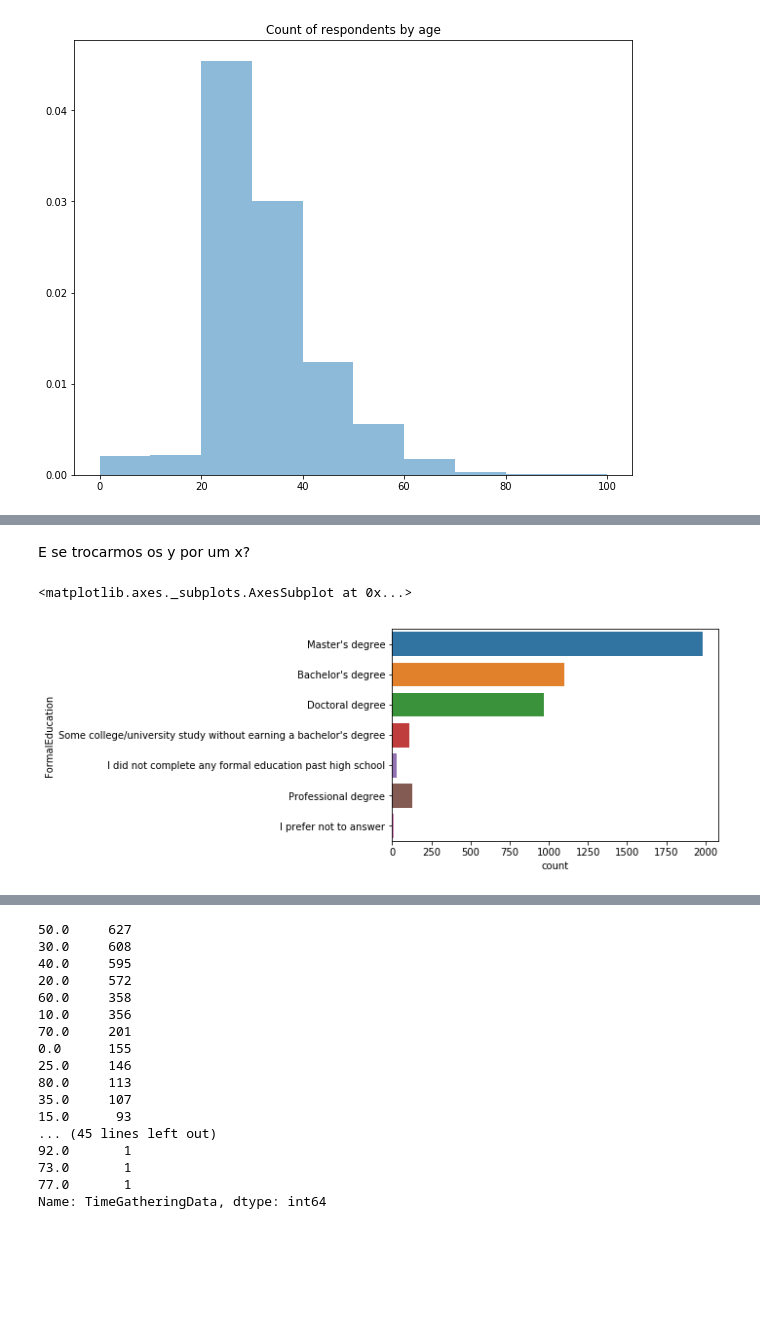
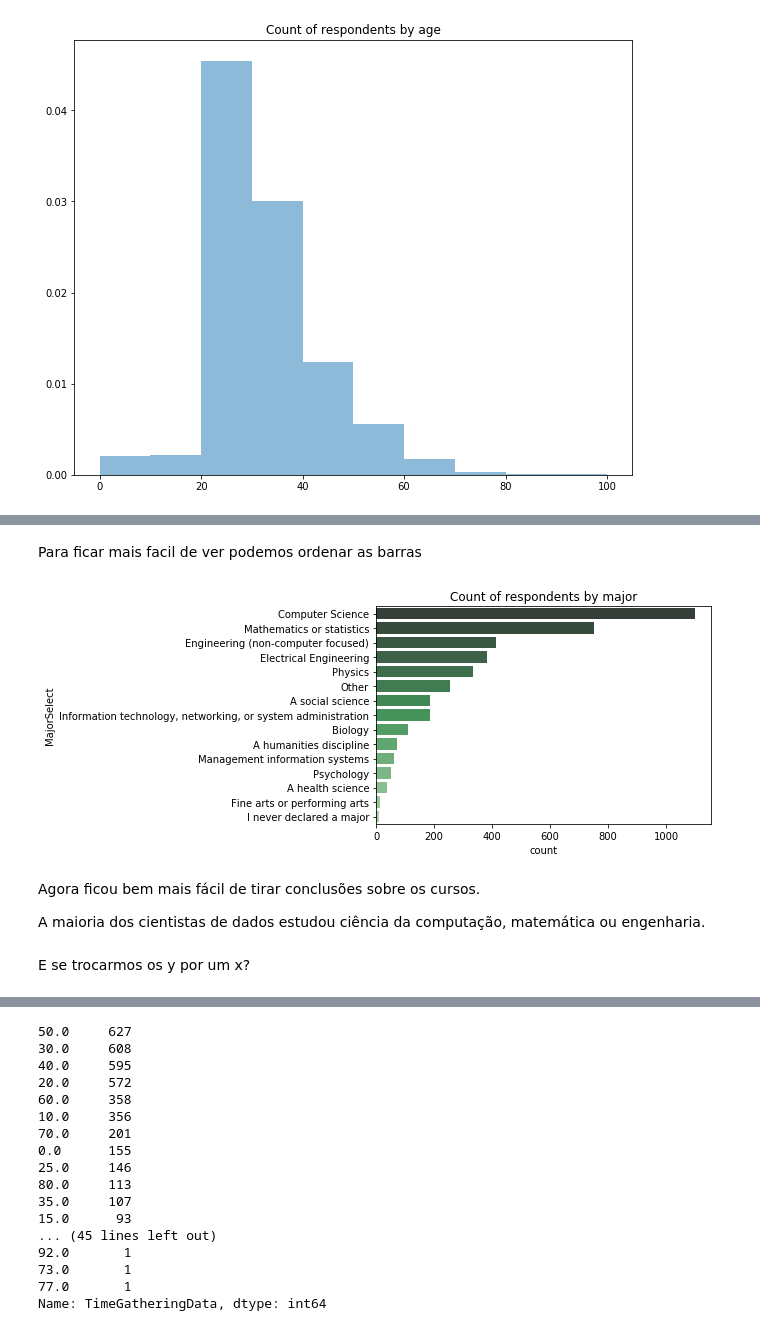
Before and after one commit to bahbbc/presentations, a Jupyter notebook: classes/data-visualization/DataVisualization.ipynb, the cells around one changed output, grey strips where cells are left out. Cells and saved outputs as stored; diff of their text form; code cells hidden in the pictures; blank space fills up the shorter version.

```diff
--- a/classes/data-visualization/DataVisualization.ipynb
+++ b/classes/data-visualization/DataVisualization.ipynb
@@ -76,7 +93,13 @@ sns.countplot(y="MajorSelect", data=df, palette="Greens_d")
+# %% [markdown]
+Para ficar mais facil de ver podemos ordenar as barras
+# %%
+_ = sns.countplot(y="MajorSelect", data=df, palette="Greens_d", order=df['MajorSelect'].value_counts().index) \
+.set_title("Count of respondents by major")
+# %% [output]
+[figure, added]
+# %% [markdown]
+Agora ficou bem mais fácil de tirar conclusões sobre os cursos.
+
+A maioria dos cientistas de dados estudou ciência da computação, matemática ou engenharia.
 # %% [markdown]
 E se trocarmos os y por um x?
-# %%
-sns.countplot(y="FormalEducation", data=df)
-# %% [output]
-<matplotlib.axes._subplots.AxesSubplot at 0x...>
-[figure, removed]
```
Also changed, not shown: parts of 53 cells of this notebook, 1 other file.
